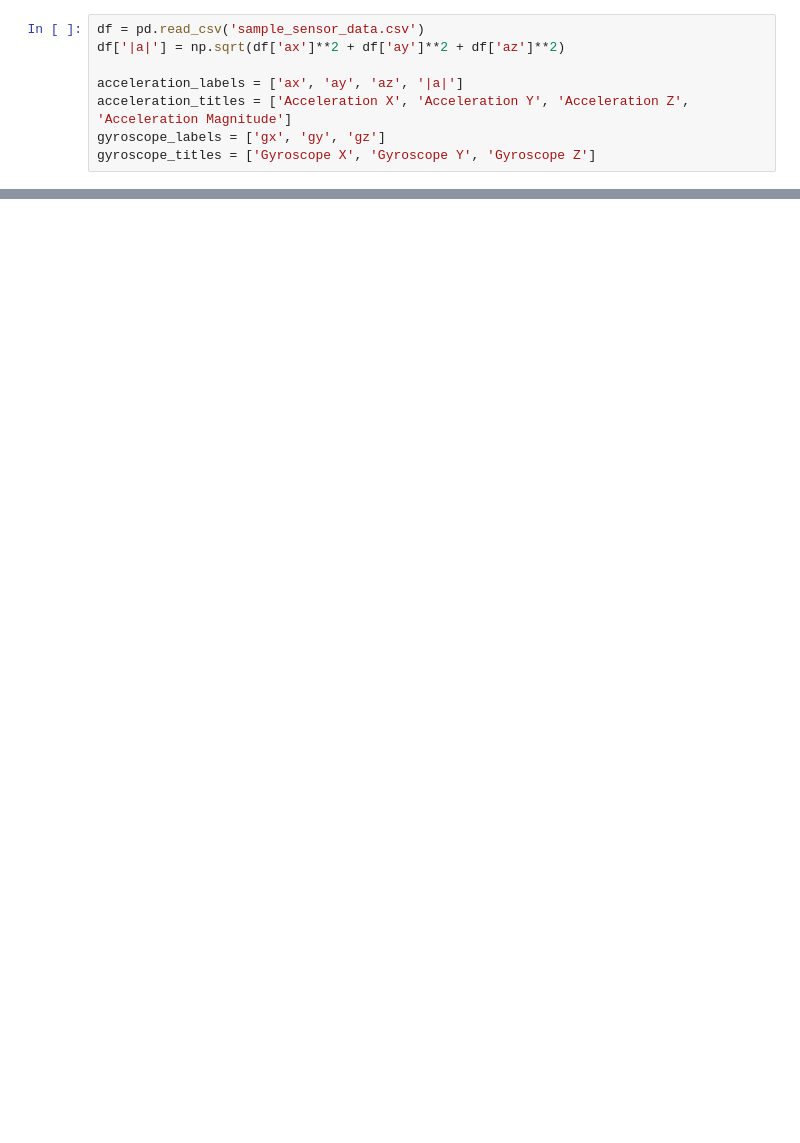
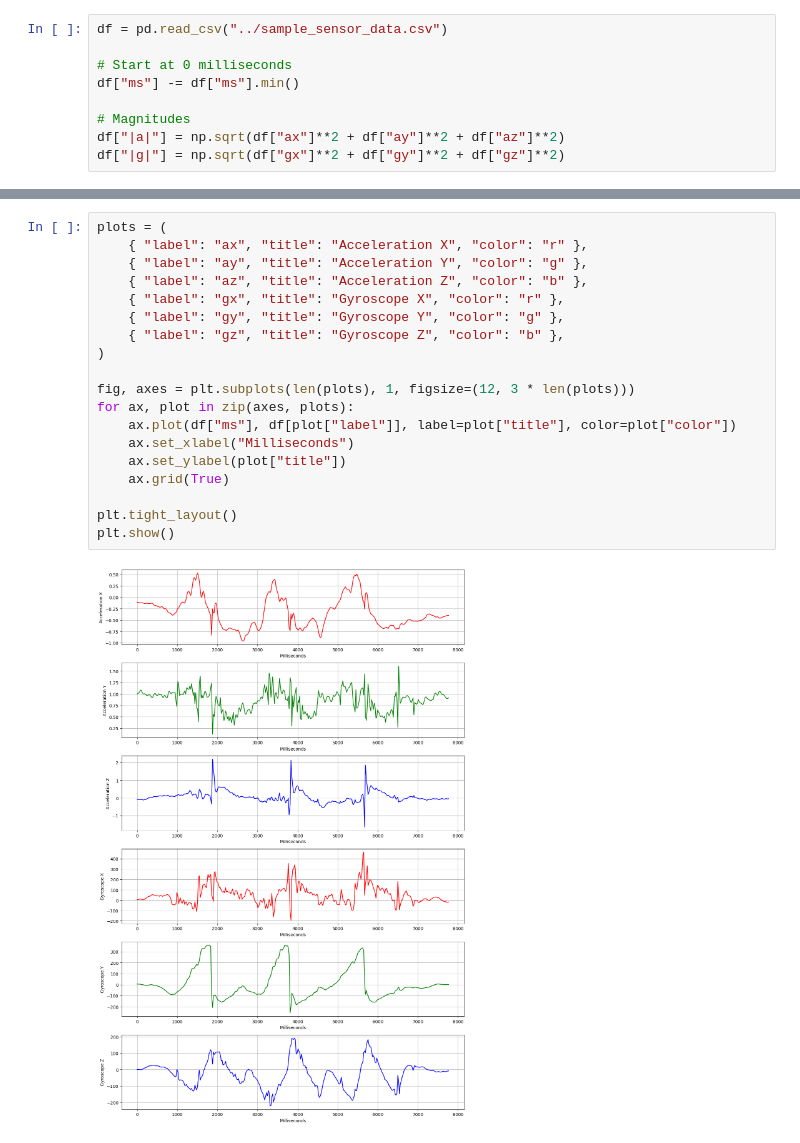
Before and after one commit to porubcinj/SmartSportsSensor, a Jupyter notebook: machine_learning/examples/visualization.ipynb, the cells around one changed output, grey strips where cells are left out. Saved outputs shown, nothing was run; the diff lists cells and outputs as text; blank space fills up the shorter version.

Commit message:
Data preprocessing and shot detection

```diff
--- a/machine_learning/examples/visualization.ipynb
+++ b/machine_learning/examples/visualization.ipynb
@@ -5,8 +59,9 @@ import numpy as np
 # %%
-df = pd.read_csv('sample_sensor_data.csv')
-df['|a|'] = np.sqrt(df['ax']**2 + df['ay']**2 + df['az']**2)
+df = pd.read_csv("../sample_sensor_data.csv")
 
-acceleration_labels = ['ax', 'ay', 'az', '|a|']
-acceleration_titles = ['Acceleration X', 'Acceleration Y', 'Acceleration Z', 'Acceleration Magnitude']
-gyroscope_labels = ['gx', 'gy', 'gz']
-gyroscope_titles = ['Gyroscope X', 'Gyroscope Y', 'Gyroscope Z']
+# Start at 0 milliseconds
+df["ms"] -= df["ms"].min()
+
+# Magnitudes
+df["|a|"] = np.sqrt(df["ax"]**2 + df["ay"]**2 + df["az"]**2)
+df["|g|"] = np.sqrt(df["gx"]**2 + df["gy"]**2 + df["gz"]**2)
@@ -35,0 +68,21 @@ plt.show()
+# %%
+plots = (
+    { "label": "ax", "title": "Acceleration X", "color": "r" },
+    { "label": "ay", "title": "Acceleration Y", "color": "g" },
+    { "label": "az", "title": "Acceleration Z", "color": "b" },
+    { "label": "gx", "title": "Gyroscope X", "color": "r" },
+    { "label": "gy", "title": "Gyroscope Y", "color": "g" },
+    { "label": "gz", "title": "Gyroscope Z", "color": "b" },
+)
+
+fig, axes = plt.subplots(len(plots), 1, figsize=(12, 3 * len(plots)))
+for ax, plot in zip(axes, plots):
+    ax.plot(df["ms"], df[plot["label"]], label=plot["title"], color=plot["color"])
+    ax.set_xlabel("Milliseconds")
+    ax.set_ylabel(plot["title"])
+    ax.grid(True)
+
+plt.tight_layout()
+plt.show()
+# %% [output]
+[figure, added]
```
Also changed, not shown: parts of 8 cells of this notebook, 5 other files.
